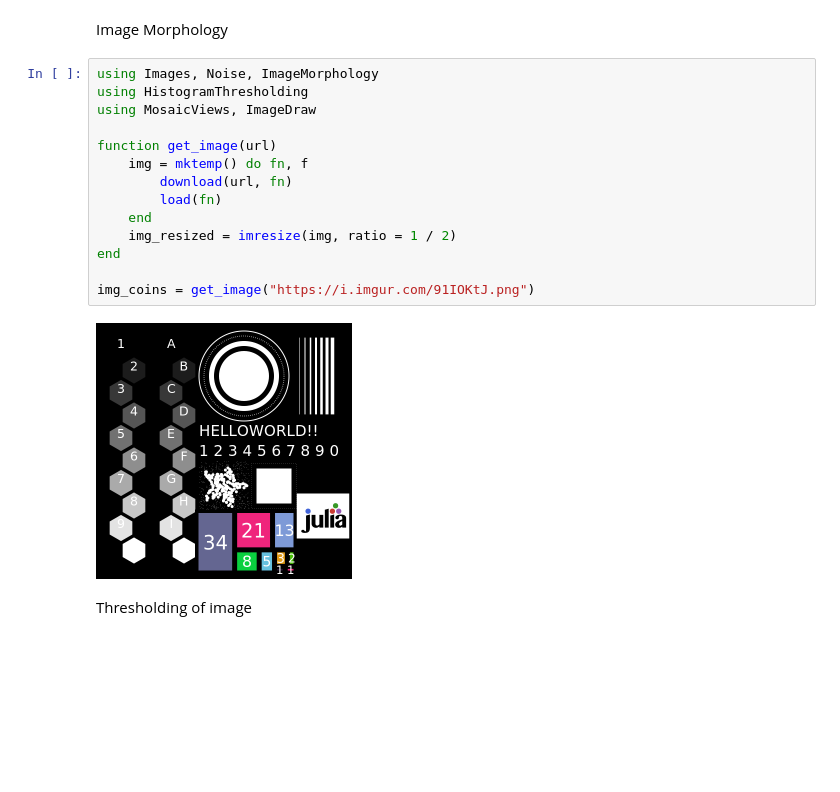
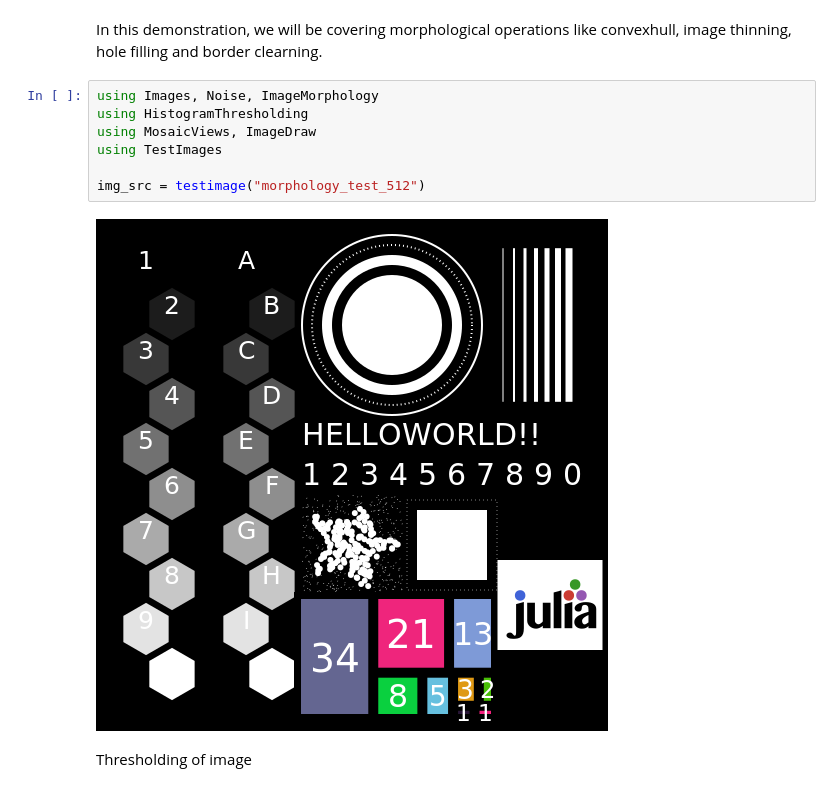
Before and after one commit to JuliaImages/www.juliaimages.org, a Jupyter notebook: previews/PR203/examples/image_morphology/morphological_operations.ipynb, the cells around one changed output. Saved outputs shown, nothing was run; the diff lists cells and outputs as text; blank space fills up the shorter version.

```diff
--- a/previews/PR203/examples/image_morphology/morphological_operations.ipynb
+++ b/previews/PR203/examples/image_morphology/morphological_operations.ipynb
@@ -1,21 +1,15 @@
-# %% [markdown]
-Image Morphology
-# %%
-using Images, Noise, ImageMorphology
-using HistogramThresholding
-using MosaicViews, ImageDraw
-
-function get_image(url)
-    img = mktemp() do fn, f
-        download(url, fn)
-        load(fn)
-    end
-    img_resized = imresize(img, ratio = 1 / 2)
-end
-
-img_coins = get_image("https://i.imgur.com/91IOKtJ.png")
-# %% [output]
-[figure, removed]
+# %% [markdown]
+In this demonstration, we will be covering morphological operations like
+convexhull, image thinning, hole filling and border clearning.
+# %%
+using Images, Noise, ImageMorphology
+using HistogramThresholding
+using MosaicViews, ImageDraw
+using TestImages
+
+img_src = testimage("morphology_test_512")
+# %% [output]
+[figure, added]
 # %% [markdown]
 Thresholding of image
 # %%
```
Also changed, not shown: parts of 7 cells of this notebook, 38 other files.
